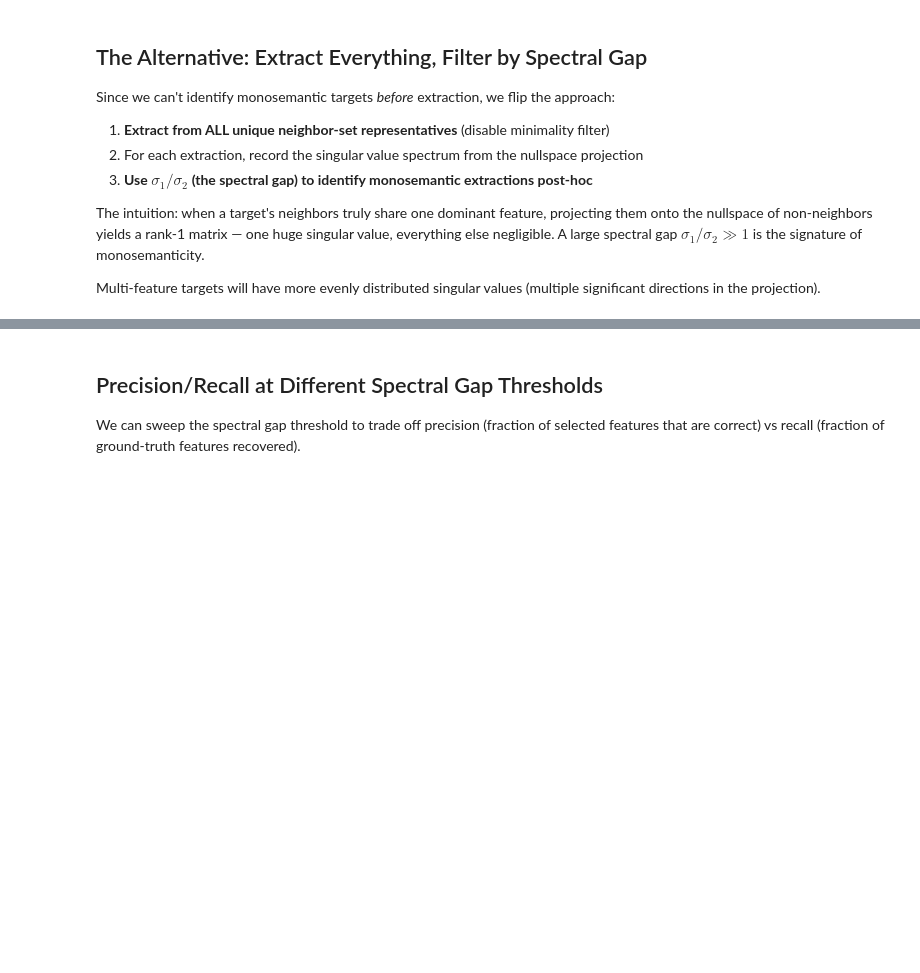
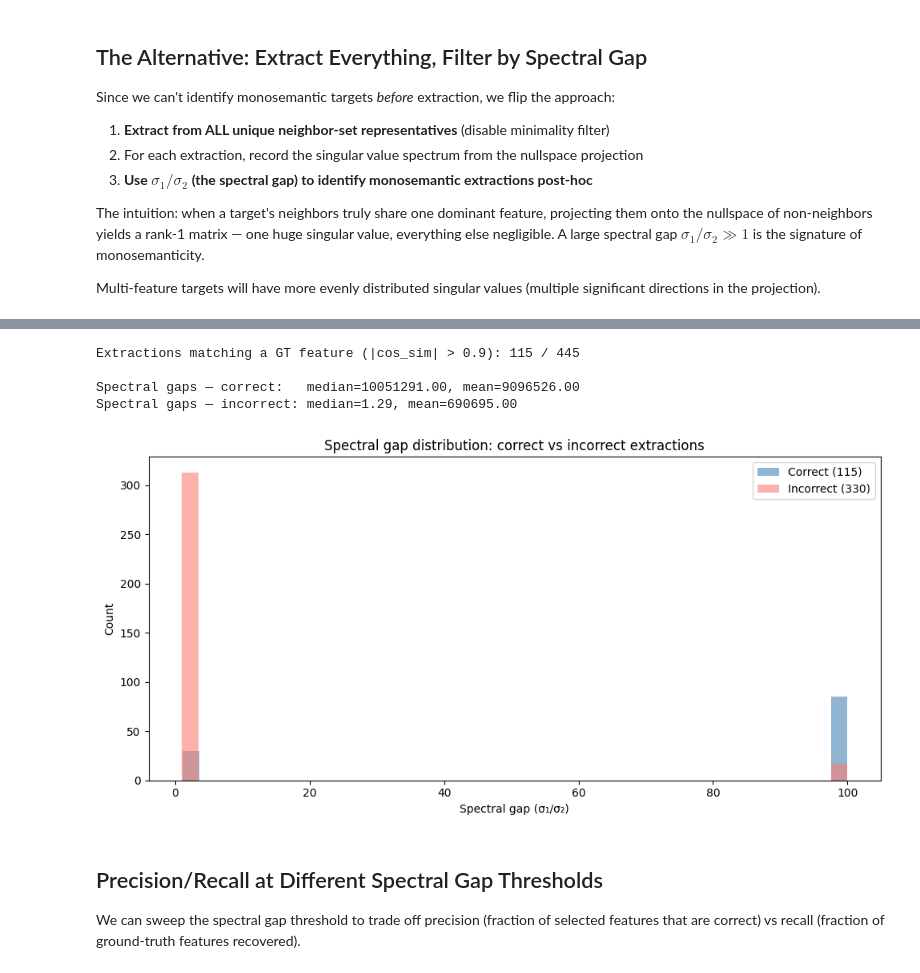
Before and after one commit to smurphnerd/monosemantic-features, a Jupyter notebook: notebooks/walkthrough.ipynb, the cells around one changed output, grey strips where cells are left out. Saved outputs shown, nothing was run; the diff lists cells and outputs as text; code cells hidden in the pictures; blank space fills up the shorter version.

Commit message:
docs: fix walkthrough notebook (epsilon bug) and execute all cells

```diff
--- a/notebooks/walkthrough.ipynb
+++ b/notebooks/walkthrough.ipynb
@@ -361,7 +448,7 @@ print(f"\nTruly monosemantic (k=1): {len(true_mono_indices)}")
 # Build neighbor graph and run minimality filter
 # Use a manual tau since auto-tau can be unreliable with BG sparsity
 tau_oc = resolve_tau(
-    ExtractionConfig(tau=None, tau_margin=0.5, epsilon=0.0),
+    ExtractionConfig(tau=None, tau_margin=0.5, epsilon=basis_oc.achieved_epsilon),
     syn_config_oc, epsilon=eps_oc
 )
 print(f"Auto-derived τ = {tau_oc:.4f}")
@@ -466,7 +569,7 @@ for neighbor_set, member_indices in clusters_oc.items():
         continue
 
     try:
-        nullspace = compute_nullspace(reps_oc, nbr_indices, epsilon=0.0)
+        nullspace = compute_nullspace(reps_oc, nbr_indices, epsilon=basis_oc.achieved_epsilon)
         if nullspace.shape[0] == 0:
             failed += 1
             continue
@@ -491,4 +594,7 @@ spectral_gaps_t = torch.tensor(spectral_gaps)
 
 print(f"Successful extractions: {len(all_extracted)}")
 print(f"Failed: {failed}")
-print(f"Spectral gap — min: {spectral_gaps_t.min():.2f}, median: {spectral_gaps_t.median():.2f}, max: {spectral_gaps_t.max():.2f}")
+if len(spectral_gaps_t) > 0:
+    print(f"Spectral gap — min: {spectral_gaps_t.min():.2f}, median: {spectral_gaps_t.median():.2f}, max: {spectral_gaps_t.max():.2f}")
+else:
+    print("No successful extractions!")
@@ -495,34 +606,47 @@ print(f"Spectral gap — min: {spectral_gaps_t.min():.2f}, median: {spectral_gap
 # %%
-# Match each extraction to ground truth
-sims_to_gt = torch.abs(all_extracted_t @ basis_oc.features.T)  # (m, n)
-best_sim_per = sims_to_gt.max(dim=1).values
-is_correct = best_sim_per > 0.9
-
-print(f"Extractions matching a GT feature (|cos_sim| > 0.9): {is_correct.sum().item()} / {len(all_extracted)}")
-
-correct_gaps = spectral_gaps_t[is_correct]
-incorrect_gaps = spectral_gaps_t[~is_correct]
-
-print(f"\nSpectral gaps — correct:   median={correct_gaps.median():.2f}, mean={correct_gaps.mean():.2f}" if is_correct.sum() > 0 else "No correct extractions")
-print(f"Spectral gaps — incorrect: median={incorrect_gaps.median():.2f}, mean={incorrect_gaps.mean():.2f}" if (~is_correct).sum() > 0 else "All correct!")
+if len(all_extracted) == 0:
+    print("No successful extractions — skipping analysis")
+    is_correct = torch.tensor([], dtype=torch.bool)
+    correct_gaps = torch.tensor([])
+    incorrect_gaps = torch.tensor([])
+else:
+    # Match each extraction to ground truth
+    sims_to_gt = torch.abs(all_extracted_t @ basis_oc.features.T)  # (m, n)
+    best_sim_per = sims_to_gt.max(dim=1).values
+    is_correct = best_sim_per > 0.9
+    print(f"Extractions matching a GT feature (|cos_sim| > 0.9): {is_correct.sum().item()} / {len(all_extracted)}")
+    correct_gaps = spectral_gaps_t[is_correct]
+    incorrect_gaps = spectral_gaps_t[~is_correct]
+    print(f"\nSpectral gaps — correct:   median={correct_gaps.median():.2f}, mean={correct_gaps.mean():.2f}" if is_correct.sum() > 0 else "No correct extractions")
+    print(f"Spectral gaps — incorrect: median={incorrect_gaps.median():.2f}, mean={incorrect_gaps.mean():.2f}" if (~is_correct).sum() > 0 else "All correct!")
+# %% [output]
+Extractions matching a GT feature (|cos_sim| > 0.9): 115 / 445
+
+Spectral gaps — correct:   median=10051291.00, mean=9096526.00
+Spectral gaps — incorrect: median=1.29, mean=690695.00
 # %%
-# Spectral gap histogram: correct vs incorrect
-fig, ax = plt.subplots(figsize=(10, 5))
+if len(spectral_gaps_t) == 0:
+    print("No data to plot")
+else:
+    # Spectral gap histogram: correct vs incorrect
+    fig, ax = plt.subplots(figsize=(10, 5))
 
-max_display = min(spectral_gaps_t.quantile(0.98).item() * 1.5, 100)
+    max_display = min(spectral_gaps_t.quantile(0.98).item() * 1.5, 100)
 
-if is_correct.sum() > 0:
-    ax.hist(correct_gaps.clamp(max=max_display).numpy(), bins=40, alpha=0.6,
-            label=f'Correct ({is_correct.sum().item()})', color='steelblue')
-if (~is_correct).sum() > 0:
-    ax.hist(incorrect_gaps.clamp(max=max_display).numpy(), bins=40, alpha=0.6,
-            label=f'Incorrect ({(~is_correct).sum().item()})', color='salmon')
-ax.set_xlabel('Spectral gap (σ₁/σ₂)')
-ax.set_ylabel('Count')
-ax.set_title('Spectral gap distribution: correct vs incorrect extractions')
-ax.legend()
-plt.tight_layout()
-plt.show()
+    if is_correct.sum() > 0:
+        ax.hist(correct_gaps.clamp(max=max_display).numpy(), bins=40, alpha=0.6,
+                label=f'Correct ({is_correct.sum().item()})', color='steelblue')
+    if (~is_correct).sum() > 0:
+        ax.hist(incorrect_gaps.clamp(max=max_display).numpy(), bins=40, alpha=0.6,
+                label=f'Incorrect ({(~is_correct).sum().item()})', color='salmon')
+    ax.set_xlabel('Spectral gap (σ₁/σ₂)')
+    ax.set_ylabel('Count')
+    ax.set_title('Spectral gap distribution: correct vs incorrect extractions')
+    ax.legend()
+    plt.tight_layout()
+    plt.show()
+# %% [output]
+[figure, added]
 # %% [markdown]
 ## Precision/Recall at Different Spectral Gap Thresholds
 
```
Also changed, not shown: parts of 20 cells of this notebook.
